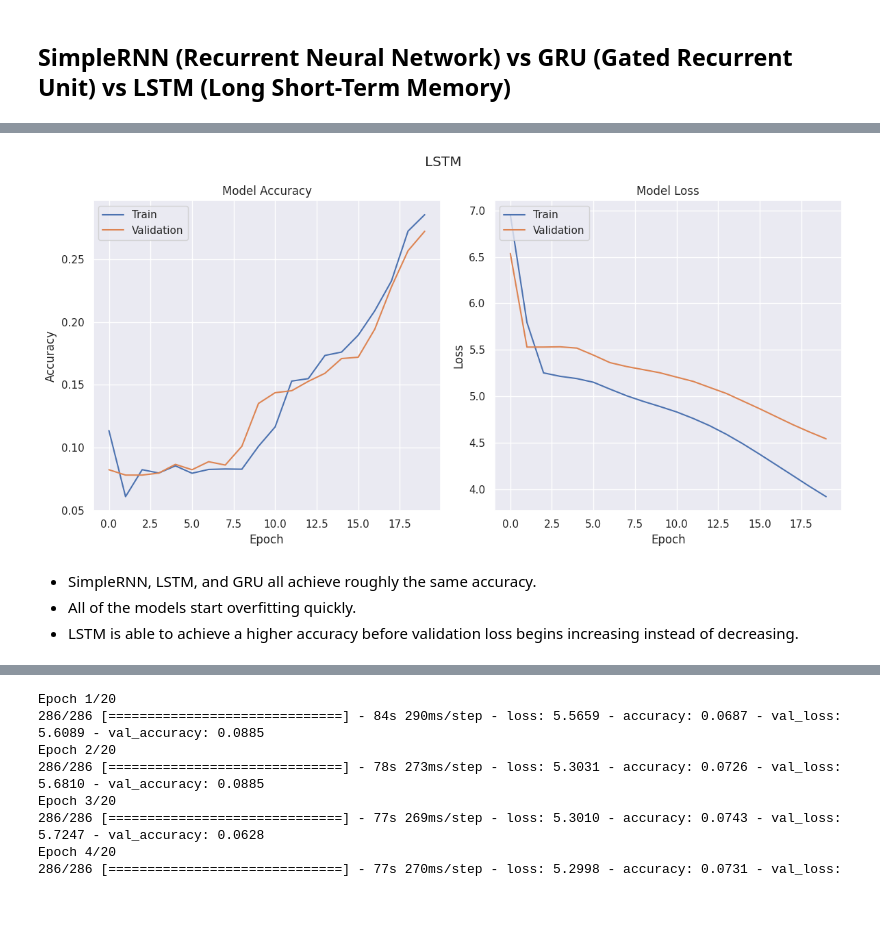
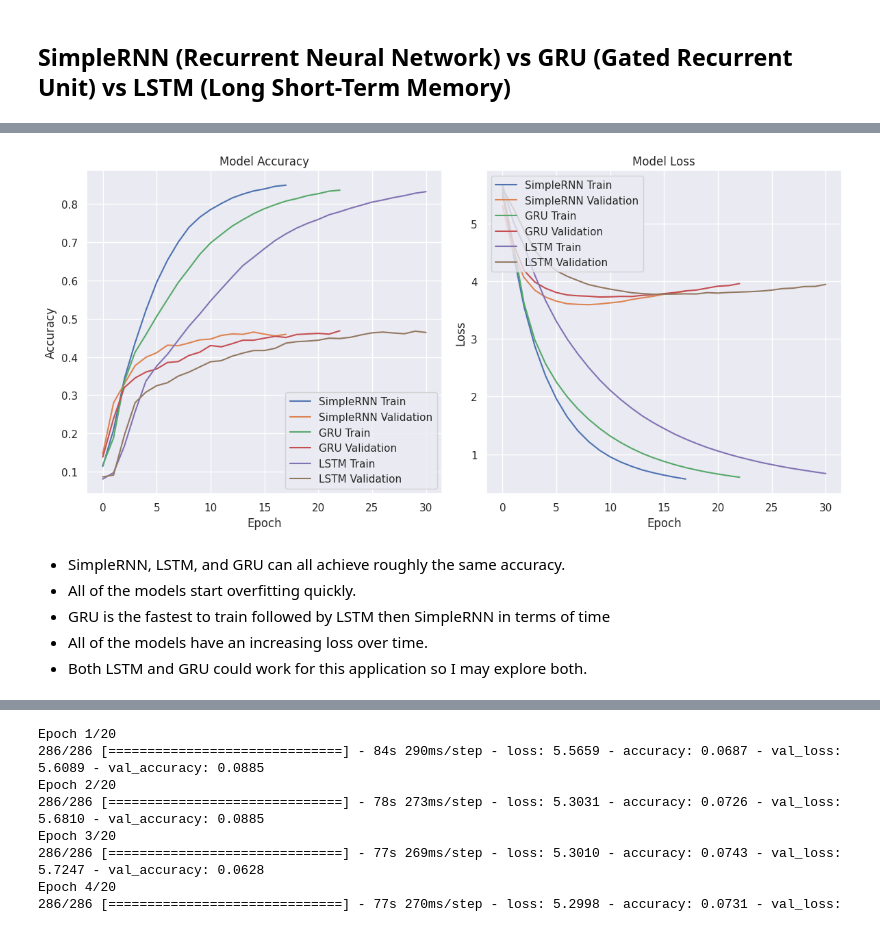
Before and after one commit to glennwuwu/next-word-predictor-rnn, a Jupyter notebook: RNN.ipynb, the cells around one changed output, grey strips where cells are left out. Saved outputs shown, nothing was run; the diff lists cells and outputs as text; code cells hidden in the pictures.

Commit message:
Exploring Model Improvements

```diff
--- a/RNN.ipynb
+++ b/RNN.ipynb
@@ -480,13 +691,24 @@ vectorize_layer.adapt([" ".join(x) for x in clean_sentences_for_input(tokenized_
 # %% [markdown]
 ## SimpleRNN (Recurrent Neural Network) vs GRU (Gated Recurrent Unit) vs LSTM (Long Short-Term Memory)
+# %%
+basic_RNNs = {}
 # %%
 simple_RNN = Sequential([
     vectorize_layer,
-    Embedding(total_words, 128, mask_zero=True),
+    Embedding(total_words, 768, mask_zero=True),
     SimpleRNN(64),
     Dense(total_words, activation='softmax')
 ])
-simple_RNN.compile(loss='categorical_crossentropy', optimizer="adam", metrics=['accuracy'])
+simple_RNN.compile(loss='categorical_crossentropy', optimizer=Adam(clipnorm=1), metrics=['accuracy'])
 
-history = fit_model(simple_RNN, "", batch_size=256, epochs=20)
+early_stopping = EarlyStopping(
+    monitor="accuracy",
+    start_from_epoch=0,
+    patience=1,
+    min_delta=0.005,
+    mode="max",
+    restore_best_weights=True
+)
+
+basic_RNNs["SimpleRNN"] = fit_model(simple_RNN, "", batch_size=256, epochs=50, callbacks=[early_stopping])
 # %% [output]
@@ -571,5 +774,14 @@ simple_GRU = Sequential([
 ])
 simple_GRU.compile(loss='categorical_crossentropy', optimizer="adam", metrics=['accuracy'])
 
-history = fit_model(simple_GRU, "", batch_size=256, epochs=20)
+early_stopping = EarlyStopping(
+    monitor="accuracy",
+    start_from_epoch=0,
+    patience=1,
+    min_delta=0.005,
+    mode="max",
+    restore_best_weights=True
+)
+
+basic_RNNs["GRU"] = fit_model(simple_GRU, "", batch_size=256, epochs=50, callbacks=[early_stopping])
 # %% [output]
@@ -624,5 +832,14 @@ simple_LSTM = Sequential([
 ])
 simple_LSTM.compile(loss='categorical_crossentropy', optimizer="adam", metrics=['accuracy'])
 
-history = fit_model(simple_LSTM, "", batch_size=256, epochs=50)
+early_stopping = EarlyStopping(
+    monitor="accuracy",
+    start_from_epoch=0,
+    patience=1,
+    min_delta=0.005,
+    mode="max",
+    restore_best_weights=True
+)
+
+basic_RNNs["LSTM"] = fit_model(simple_LSTM, "", batch_size=256, epochs=50, callbacks=[early_stopping])
 # %% [output]
@@ -665,10 +882,12 @@ Trainable params: 1197021 (4.57 MB)
 Non-trainable params: 0 (0.00 Byte)
 _________________________________________________________________
 # %%
-plot_history(history, "LSTM")
+plot_history(basic_RNNs, "")
 # %% [output]
-[figure, old version]
+[figure, new version]
 # %% [markdown]
-* SimpleRNN, LSTM, and GRU all achieve roughly the same accuracy.
+* SimpleRNN, LSTM, and GRU can all achieve roughly the same accuracy.
 * All of the models start overfitting quickly.
-* LSTM is able to achieve a higher accuracy before validation loss begins increasing instead of decreasing.
+* GRU is the fastest to train followed by LSTM then SimpleRNN in terms of time
+* All of the models have an increasing loss over time.
+* Both LSTM and GRU could work for this application so I may explore both.
```
Also changed, not shown: parts of 46 cells of this notebook.
